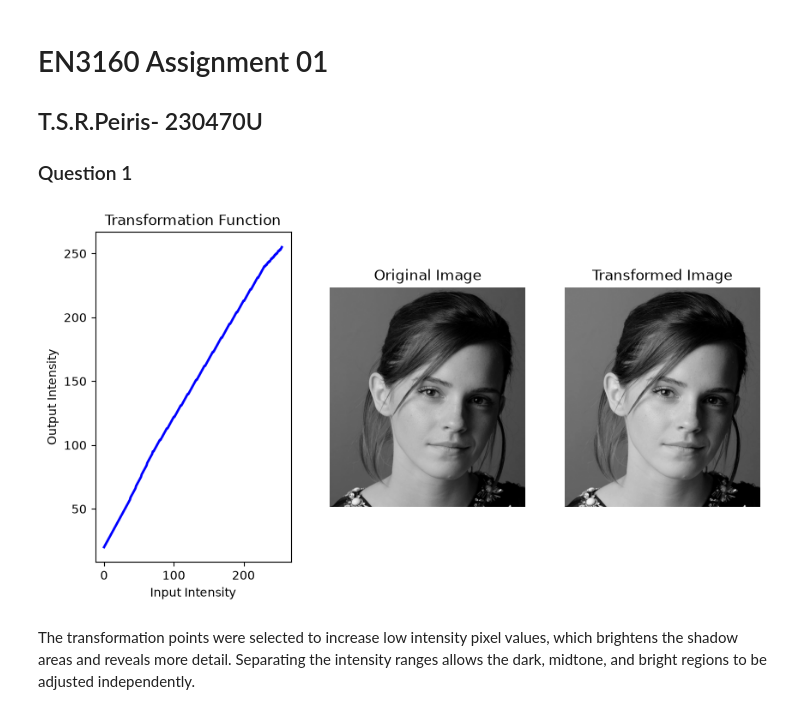
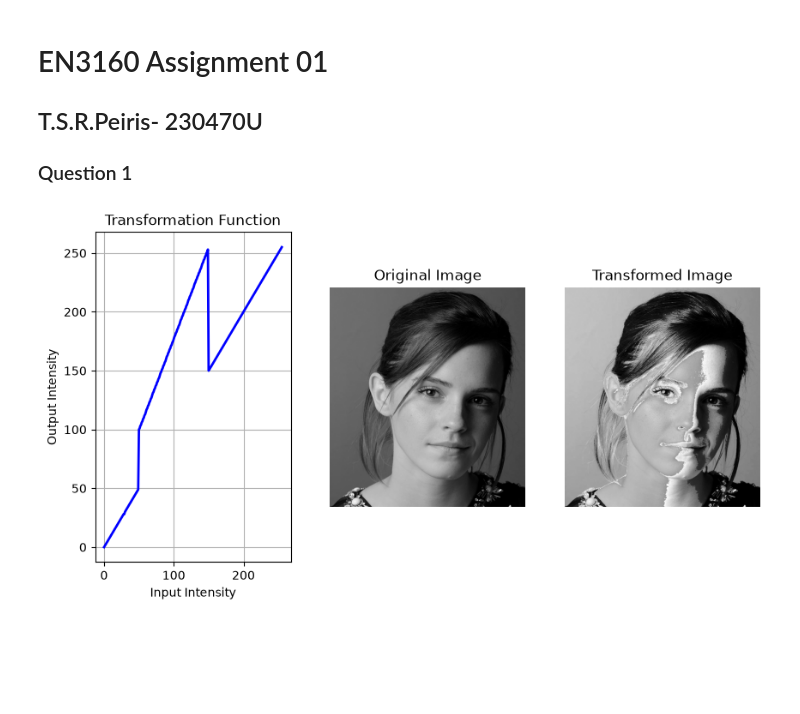
Before and after one commit to angstrom10/EN3160---Image-Processing-and-Machine-Vision, a Jupyter notebook: a-01/assignment.ipynb, the cells around one changed output. Saved outputs shown, nothing was run; the diff lists cells and outputs as text; code cells hidden in the pictures; blank space fills up the shorter version.

```diff
--- a/a-01/assignment.ipynb
+++ b/a-01/assignment.ipynb
@@ -6,40 +6,41 @@
 # %%
 import cv2 as cv
 import matplotlib.pyplot as plt
 import numpy as np
 f = cv.imread('images/emma.jpg', cv.IMREAD_GRAYSCALE)
 def transform(breakpoints):
     t = np.zeros(256, dtype=np.uint8)
     for i in range(len(breakpoints) - 1):
         x1, y1 = breakpoints[i]
         x2, y2 = breakpoints[i + 1]
-        for x in range(x1, x2 + 1):
-            t[x] = y1 + (y2 - y1) * ((x - x1) / (x2 - x1))
+        if x1 == x2:
+            t[x1] = y1
+        else:
+            for x in range(x1, x2 + 1):
+                t[x] = y1 + (y2 - y1) * ((x - x1) / (x2 - x1))
     return t
 points = [
-    (0, 20),
-    (30, 50),
-    (70, 95),
-    (120, 140),
-    (180, 195),
-    (230, 240),
+    (0, 0),
+    (50, 50),
+    (50, 100),
+    (150, 255),
+    (150, 150),
     (255, 255)
 ]
 t = transform(points)
 fig, ax = plt.subplots(1, 3, figsize=(10, 5))
 ax[0].plot(np.arange(256), t, 'b-', linewidth=2)
+ax[0].grid()
 ax[0].set_title('Transformation Function')
 ax[0].set_xlabel('Input Intensity')
 ax[0].set_ylabel('Output Intensity')
 ax[1].imshow(f, cmap='gray')
 ax[1].set_title('Original Image')
 ax[1].axis('off')
 f_transformed = cv.LUT(f, t)
 ax[2].imshow(f_transformed, cmap='gray')
 ax[2].set_title('Transformed Image')
 ax[2].axis('off')
 plt.show()
 # %% [output]
-[figure, old version]
+[figure, new version]
-# %% [markdown]
-The transformation points were selected to increase low intensity pixel values, which brightens the shadow areas and reveals more detail. Separating the intensity ranges allows the dark, midtone, and bright regions to be adjusted independently.
```
Also changed, not shown: parts of 9 cells of this notebook.
